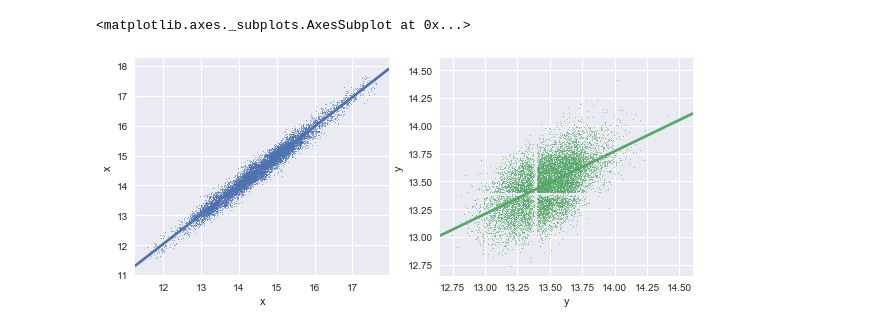
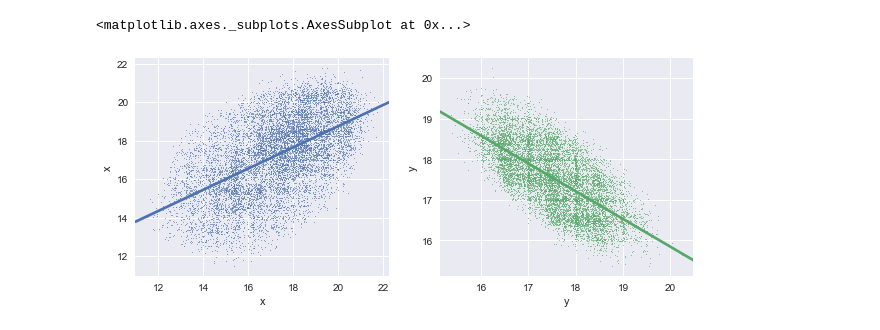
Before and after one commit to jpribyl/advanced-physics-lab-coursework, a Jupyter notebook: lab4/lab4-brownian-motion.ipynb, the cells around one changed output. Saved outputs shown, nothing was run; the diff lists cells and outputs as text; code cells hidden in the pictures.

```diff
--- a/lab4/lab4-brownian-motion.ipynb
+++ b/lab4/lab4-brownian-motion.ipynb
@@ -12,4 +12,4 @@ from bokeh.io import output_notebook
 # %%
-trajectory = pd.read_csv("https://raw.githubusercontent.com/jpribyl/cautious-palm-tree/master/lab4/data/trajectory-1-Copy.csv")
-sns.set()
+# read in the data
+trajectory = pd.read_csv("https://raw.githubusercontent.com/jpribyl/cautious-palm-tree/master/lab4/data/trajectory_32918_3.14e-5.csv")
 # %%
@@ -43,13 +71,16 @@ sns.jointplot(x, y, kind='kde')
 # %%
-n = 4
+# see the joint probability dist
+n = 5
 xi = x[:-n]
 xin = x[n:]
 yi = y[:-n]
 yin = y[n:]
 fig, (ax1, ax2) = plt.subplots(1, 2)
 fig.set_figwidth(10)
+
+# fit a linear regression to the data during plotting
 sns.regplot(xin, xi, scatter_kws={"s":1}, ax=ax1)
 sns.regplot(yin, yi, scatter_kws={"s":1}, ax=ax2)
 # %% [output]
 <matplotlib.axes._subplots.AxesSubplot at 0x...>
-[figure, old version]
+[figure, new version]
```
Also changed, not shown: parts of 22 cells of this notebook.
